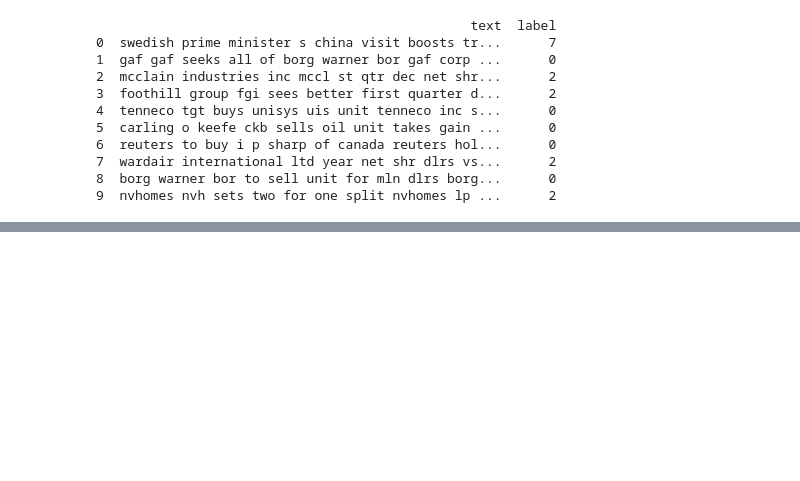
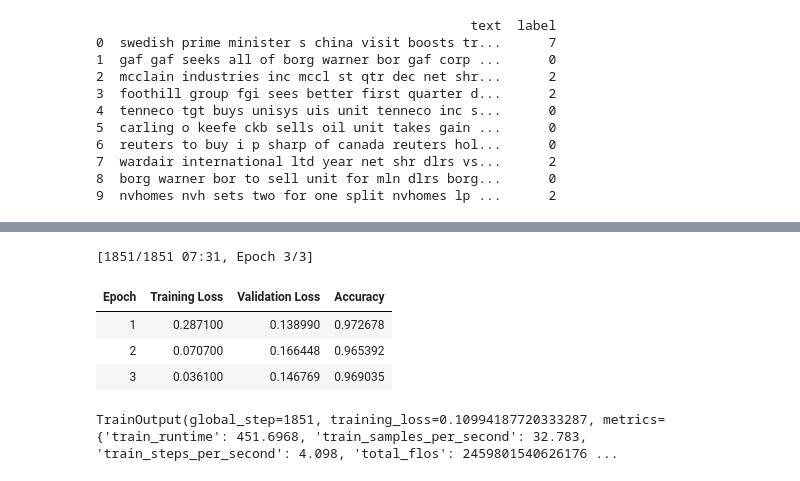
Before and after one commit to Bharathkumar1404/LLM-Assignment, a Jupyter notebook: 22018647.ipynb, the cells around one changed output, grey strips where cells are left out. Saved outputs shown, nothing was run; the diff lists cells and outputs as text; code cells hidden in the pictures; blank space fills up the shorter version.

```diff
--- a/22018647.ipynb
+++ b/22018647.ipynb
@@ -192,0 +212,3 @@ Epoch 1/5
+# %%
+tokenized_datasets = R8_ds.map(tokenize_function, batched=True)
+tokenized_datasets
@@ -192,0 +258,5 @@ Epoch 1/5
+# %%
+import evaluate
+
+metric = evaluate.load("accuracy")
+metric.compute(predictions=preds, references=predictions.label_ids)
@@ -192,0 +265,6 @@ Epoch 1/5
+# %%
+def compute_metrics(eval_preds):
+    metric = evaluate.load("accuracy")
+    logits, labels = eval_preds
+    predictions = np.argmax(logits, axis=-1)
+    return metric.compute(predictions=predictions, references=labels)
@@ -192,0 +288,9 @@ Epoch 1/5
+# %%
+trainer.train()
+# %% [output]
+[1851/1851 07:31, Epoch 3/3]
+| Epoch | Training Loss | Validation Loss | Accuracy |
+| 1 | 0.287100 | 0.138990 | 0.972678 |
+| 2 | 0.070700 | 0.166448 | 0.965392 |
+| 3 | 0.036100 | 0.146769 | 0.969035 |
+TrainOutput(global_step=1851, training_loss=0.10994187720333287, metrics={'train_runtime': 451.6968, 'train_samples_per_second': 32.783, 'train_steps_per_second': 4.098, 'total_flos': 2459801540626176 ...
```
Also changed, not shown: parts of 44 cells of this notebook.
